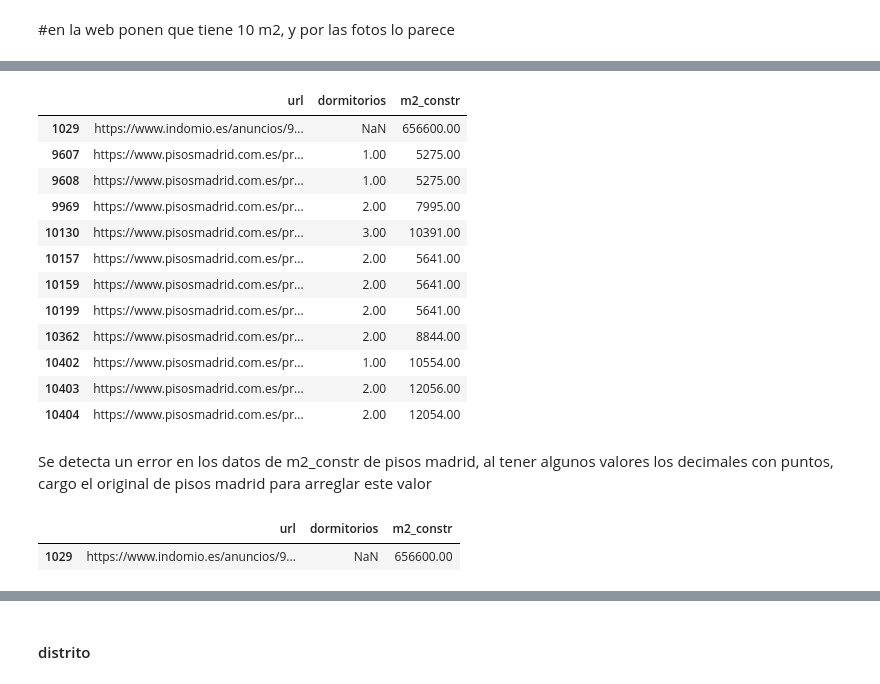
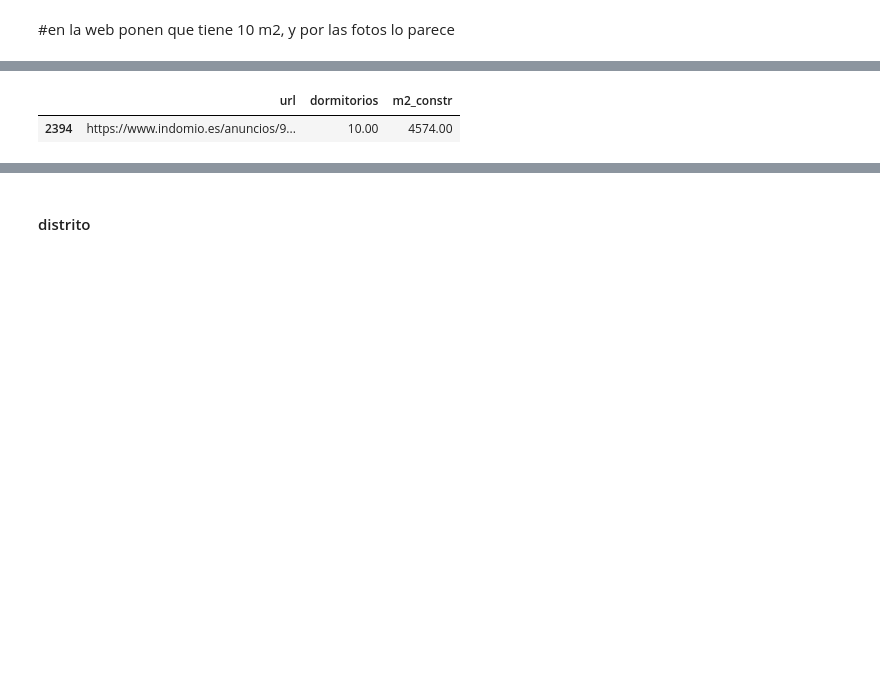
Before and after one commit to avaquerocastro/precios-de-vivienda-madrid, a Jupyter notebook: codigo/01-preprocesamiento-de-datos/Revision_columnas/Revision_Columnas.ipynb, the cells around one changed output, grey strips where cells are left out. Saved outputs shown, nothing was run; the diff lists cells and outputs as text; code cells hidden in the pictures; blank space fills up the shorter version.

Commit message:
Generacion ficheros para Cluster y modeo

```diff
--- a/codigo/01-preprocesamiento-de-datos/Revision_columnas/Revision_Columnas.ipynb
+++ b/codigo/01-preprocesamiento-de-datos/Revision_columnas/Revision_Columnas.ipynb
@@ -211,2 +204,0 @@ dfbarrios.head(2)
-# %%
-df17 = df17.loc[:, ~df17.columns.str.contains('^Unnamed')]
@@ -425,3 +352,0 @@ df17.shape
-# %%
-# Eliminar filas donde la columna 'precio' es igual a 1
-df17 = df17[df17["precio"] != 1]
@@ -523,5 +428,0 @@ df17.query("m2_constr<= 10 & web=='pisosmadrid'")
-# %%
-# Asignar valor específico si la URL coincide
-df17.loc[df17["url"] == "https://www.pisosmadrid.com.es/propiedad/3912876-piso-en-venta-en-malasana-madrid", "m2_constr"] = 131
-
-df17.loc[df17["url"] == "https://www.pisosmadrid.com.es/propiedad/4056174-apartamento-en-venta-en-centro-madrid", "m2_constr"] = 100
@@ -576,3 +428,0 @@ dfpcomlimpio['m2_constr'] = dfpcomlimpio['m2_constr'].astype(float)
-# %%
-#ahora ponemos el valor que tenemos en dfpcomlimpio cuando coincide la web
-df17=actualizar_valores_conclave(df17, dfpcomlimpio, 'url', 'm2_constr')
@@ -607,19 +431,6 @@ Name: count, Length: 561, dtype: int64
 # %%
 #voy a mirar los valores de m2_constr>1000
-df17.query("m2_constr>= 5000")[['url','dormitorios','m2_constr']]
+df17.query("m2_constr>= 4000")[['url','dormitorios','m2_constr']]
 # %% [output]
 |  | url | dormitorios | m2_constr |
-| 1029 | https://www.indomio.es/anuncios/9... | NaN | 656600.00 |
-| 9607 | https://www.pisosmadrid.com.es/pr... | 1.00 | 5275.00 |
-| 9608 | https://www.pisosmadrid.com.es/pr... | 1.00 | 5275.00 |
-| 9969 | https://www.pisosmadrid.com.es/pr... | 2.00 | 7995.00 |
-| 10130 | https://www.pisosmadrid.com.es/pr... | 3.00 | 10391.00 |
-| 10157 | https://www.pisosmadrid.com.es/pr... | 2.00 | 5641.00 |
-| 10159 | https://www.pisosmadrid.com.es/pr... | 2.00 | 5641.00 |
-| 10199 | https://www.pisosmadrid.com.es/pr... | 2.00 | 5641.00 |
-| 10362 | https://www.pisosmadrid.com.es/pr... | 2.00 | 8844.00 |
-| 10402 | https://www.pisosmadrid.com.es/pr... | 1.00 | 10554.00 |
-| 10403 | https://www.pisosmadrid.com.es/pr... | 2.00 | 12056.00 |
-| 10404 | https://www.pisosmadrid.com.es/pr... | 2.00 | 12054.00 |
+| 2394 | https://www.indomio.es/anuncios/9... | 10.00 | 4574.00 |
-# %% [markdown]
-Se detecta un error en los datos de m2_constr de pisos madrid, al tener algunos valores los decimales con puntos, cargo el original de pisos madrid para arreglar este valor
@@ -634,5 +436,0 @@ df17=actualizar_valores_conclave(df17, dfpmlimpio, 'url', 'm2_constr')
-# %%
-df17.query("m2_constr>= 5000")[['url','dormitorios','m2_constr']]
-# %% [output]
-|  | url | dormitorios | m2_constr |
-| 1029 | https://www.indomio.es/anuncios/9... | NaN | 656600.00 |
```
Also changed, not shown: parts of 381 cells of this notebook, 5 other files.
